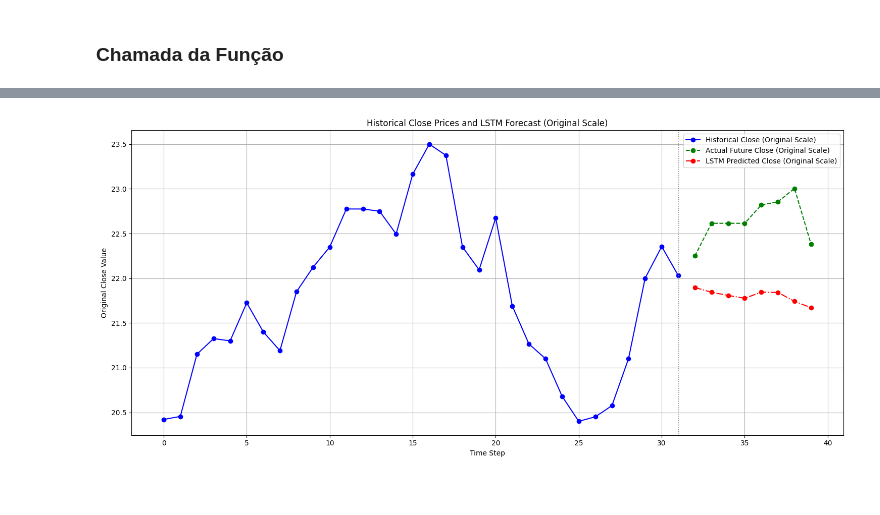
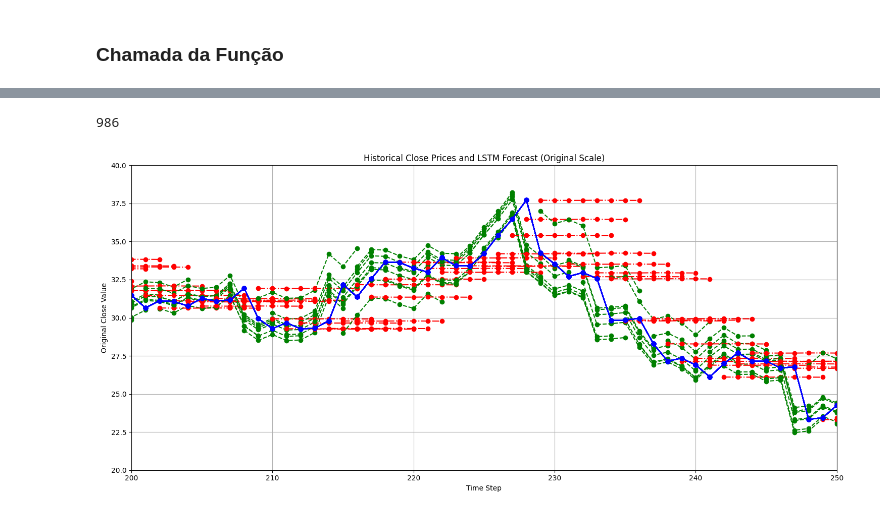
Before and after one commit to c-mmonteiro/t1-algo-feature, a Jupyter notebook: ConformalPrediction_LSTM.ipynb, the cells around one changed output, grey strips where cells are left out. Cells and saved outputs as stored; diff of their text form; code cells hidden in the pictures.

Commit message:
LSTM otimizada, verificando os dados de entrada

```diff
--- a/ConformalPrediction_LSTM.ipynb
+++ b/ConformalPrediction_LSTM.ipynb
@@ -346,2 +733,5 @@ class TS_LSTM(nn.Module):
 # %% [markdown]
 ### Chamada da Função
+# %%
+model_lstm = TS_LSTM(input_size=5, step_ahead=T_Y, hidden_size=58, num_layers=20)
+model_lstm.fit(train_loader, n_epochs=100, lr=0.00001, val_loader=val_loader)
@@ -348,4 +770,4 @@ class TS_LSTM(nn.Module):
 # %%
-model_lstm = TS_LSTM(input_size=5, step_ahead=T_Y, hidden_size=64, num_layers=2)
-model_lstm.fit(train_loader, n_epochs=30, lr=0.001)
+model_lstm = TS_LSTM(input_size=5, step_ahead=T_Y, hidden_size=58, num_layers=20)
+model_lstm.fit(train_loader, n_epochs=30, lr=0.00001, val_loader=val_loader)
 # %% [output]
@@ -369,49 +791,58 @@ Epoch 30/30, Loss: 0.000035
+# %%
+len(test_ds)
+# %% [output]
+986
 # %%
-history_features, decoder_inputs, future_targets = ds[0]
+plt.figure(figsize=(15, 7))
 
-prediction = model_lstm.predict(history_features.unsqueeze(0))
+for i in range(len(test_ds)):
 
-# --- Inverse Scaling for Close history, Predictions (diff) and Future Targets (diff) ---
+  history_features, decoder_inputs, future_targets = test_ds[i]
 
-# Get the total number of features the scaler was fitted on (Close, High, Low, Open, Volume, y)
-n_features_total = len(df.columns) # This is 6
-n_features_X = len(columns_features) # This is 5
+  prediction = model_lstm.predict(history_features.unsqueeze(0))
 
-# 1. Inverse scale the 'Close' values from history_features (index 0 of features)
-scaled_history_close = history_features[:, 0].numpy() # Extract scaled 'Close' column
-dummy_array_history_close = np.zeros((T_X, n_features_total), dtype=np.float32)
-dummy_array_history_close[:, 0] = scaled_history_close # Place scaled 'Close' in the first column
-original_history_close = scaler.inverse_transform(dummy_array_history_close)[:, 0]
+  # --- Inverse Scaling for Close history, Predictions (diff) and Future Targets (diff) ---
 
-# 2. Inverse scale the prediction (which are scaled 'y' differences)
-dummy_array_pred_diff = np.zeros((T_Y, n_features_total), dtype=np.float32)
-dummy_array_pred_diff[:, -1] = prediction.flatten() # Place scaled predictions in the 'y' column (last)
-original_prediction_diff = scaler.inverse_transform(dummy_array_pred_diff)[:, -1]
+  # Get the total number of features the scaler was fitted on (Close, High, Low, Open, Volume, y)
+  n_features_total = len(df.columns) # This is 6
+  n_features_X = len(columns_features) # This is 5
 
-# 3. Inverse scale the future targets (which are scaled 'y' differences)
-future_targets_np = future_targets.numpy().flatten()
-dummy_array_targets_diff = np.zeros((T_Y, n_features_total), dtype=np.float32)
-dummy_array_targets_diff[:, -1] = future_targets_np # Place scaled targets in the 'y' column
-original_future_targets_diff = scaler.inverse_transform(dummy_array_targets_diff)[:, -1]
+  # 1. Inverse scale the 'Close' values from history_features (index 0 of features)
+  scaled_history_close = history_features[:, 0].numpy() # Extract scaled 'Close' column
+  dummy_array_history_close = np.zeros((T_X, n_features_total), dtype=np.float32)
+  dummy_array_history_close[:, 0] = scaled_history_close # Place scaled 'Close' in the first column
+  original_history_close = scaler.inverse_transform(dummy_array_history_close)[:, 0]
+
+  # 2. Inverse scale the prediction (which are scaled 'y' differences)
+  dummy_array_pred_diff = np.zeros((T_Y, n_features_total), dtype=np.float32)
+  dummy_array_pred_diff[:, -1] = prediction.flatten() # Place scaled predictions in the 'y' column (last)
+  original_prediction_diff = scaler.inverse_transform(dummy_array_pred_diff)[:, -1]
+
+  # 3. Inverse scale the future targets (which are scaled 'y' differences)
+  future_targets_np = future_targets.numpy().flatten()
+  dummy_array_targets_diff = np.zeros((T_Y, n_features_total), dtype=np.float32)
+  dummy_array_targets_diff[:, -1] = future_targets_np # Place scaled targets in the 'y' column
+  original_future_targets_diff = scaler.inverse_transform(dummy_array_targets_diff)[:, -1]
 
 
-last_historical_close = original_history_close[-1]
-cumulative_prediction_prices = np.cumsum(original_prediction_diff) + last_historical_close
-cumulative_future_prices = np.cumsum(original_future_targets_diff) + last_historical_close
+  last_historical_close = original_history_close[-1]
+  cumulative_prediction_prices = np.cumsum(original_prediction_diff) + last_historical_close
+  cumulative_future_prices = np.cumsum(original_future_targets_diff) + last_historical_close
 
 
-plt.figure(figsize=(15, 7))
-plt.plot(np.arange(T_X), original_history_close, label='Historical Close (Original Scale)', color='blue', marker='o')
-plt.plot(np.arange(T_X, T_X + T_Y), cumulative_future_prices, label='Actual Future Close (Original Scale)', color='green', linestyle='--', marker='o')
-plt.plot(np.arange(T_X, T_X + T_Y), cumulative_prediction_prices, label='LSTM Predicted Close (Original Scale)', color='red', linestyle='-.', marker='o')
+
+  plt.plot(np.arange(i, T_X + i), original_history_close, label='Historical Close (Original Scale)', color='blue', marker='o')
+  plt.plot(np.arange(T_X + i, T_X + T_Y + i), cumulative_future_prices, label='Actual Future Close (Original Scale)', color='green', linestyle='--', marker='o')
+  plt.plot(np.arange(T_X + i, T_X + T_Y + i), cumulative_prediction_prices, label='LSTM Predicted Close (Original Scale)', color='red', linestyle='-.', marker='o')
 
 plt.title('Historical Close Prices and LSTM Forecast (Original Scale)')
 plt.xlabel('Time Step')
 plt.ylabel('Original Close Value')
-plt.legend()
+#plt.legend()
+plt.axis([200, 250, 20, 40])
 plt.grid(True)
-plt.axvline(x=T_X-1, color='gray', linestyle=':', linewidth=1, label='Forecast Start')
+#plt.axvline(x=T_X-1, color='gray', linestyle=':', linewidth=1, label='Forecast Start')
 plt.tight_layout()
 plt.show()
 # %% [output]
-[figure, old version]
+[figure, new version]
```
Also changed, not shown: parts of 28 cells of this notebook.
